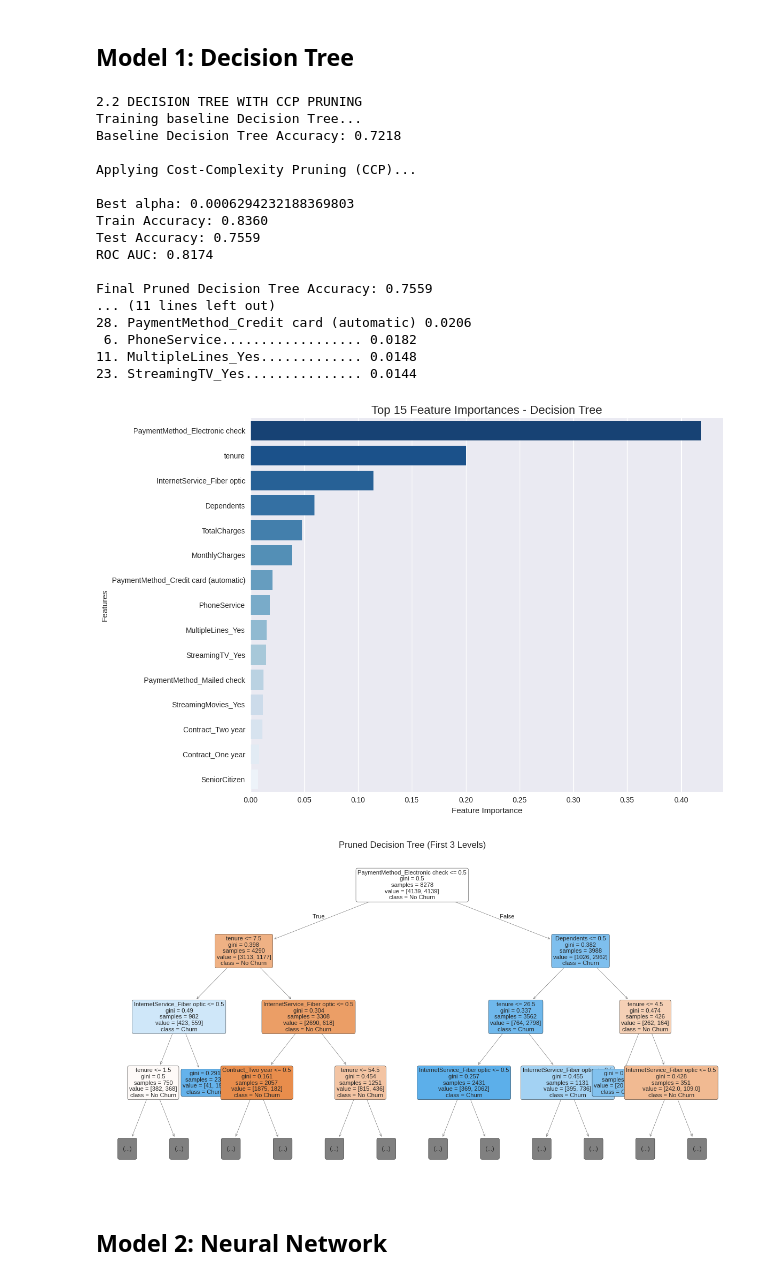
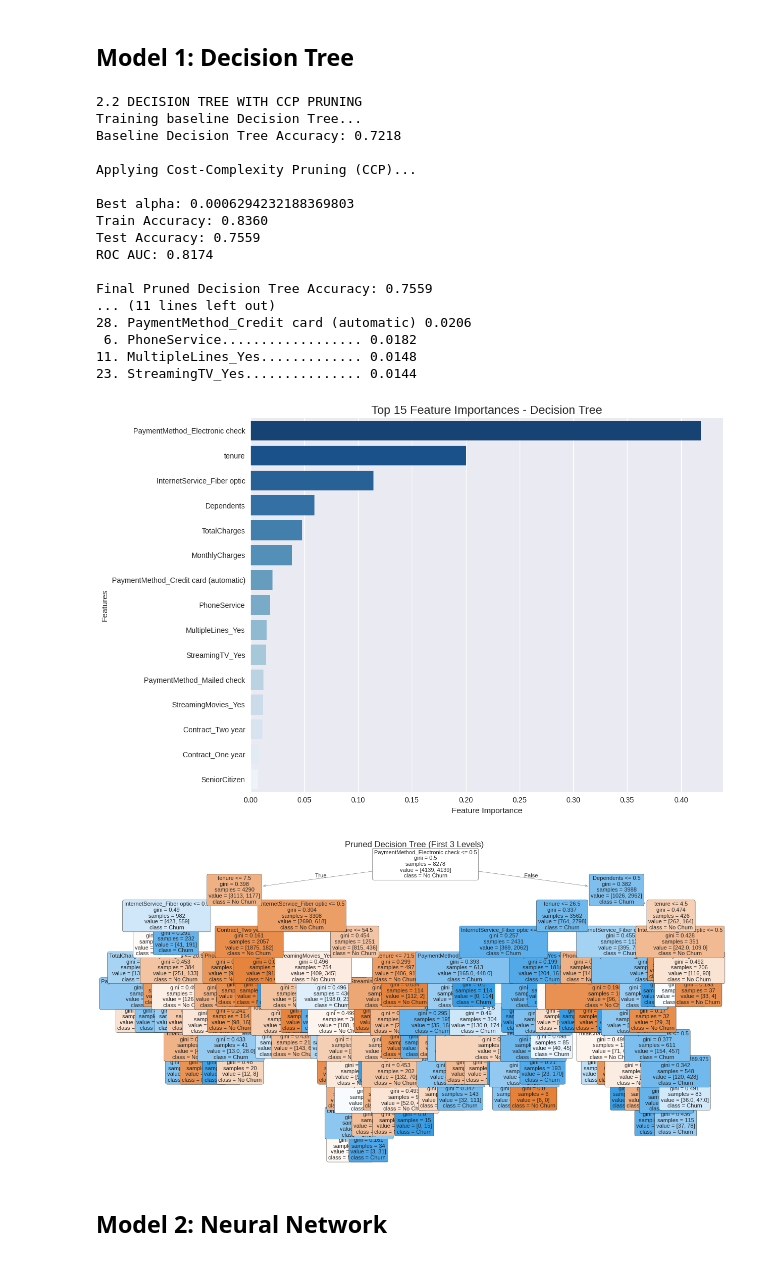
Before and after one commit to Saniru2006/Telco_Customer_Churn_2425606, a Jupyter notebook: CM2604_2425606_ICW.ipynb, the cells around one changed output. Saved outputs shown, nothing was run; the diff lists cells and outputs as text; code cells hidden in the pictures.

Commit message:
Did changes in Visualizations

```diff
--- a/CM2604_2425606_ICW.ipynb
+++ b/CM2604_2425606_ICW.ipynb
@@ -408,38 +408,3 @@ Senior Citizen Special Analysis:
   Seniors are 1.8x more likely to churn
 # %% [markdown]
 ## Correlation Analysis
-# %%
-print("\n1.6 CORRELATION ANALYSIS")
-
-# Prepare data for correlation
-df_corr = df_clean.copy()
-
-# Encode categorical variables for correlation
-for col in df_corr.select_dtypes(include=['object']).columns:
-    if col != 'Churn':
-        df_corr[col] = LabelEncoder().fit_transform(df_corr[col].astype(str))
-
-# Encode target
-df_corr['Churn'] = df_corr['Churn'].map({'Yes': 1, 'No': 0})
-
-# Calculate correlation
-correlation_matrix = df_corr.corr()
-churn_correlations = correlation_matrix['Churn'].sort_values(ascending=False)
-
-print("\nTop features correlated with churn:")
-for i, (feature, corr) in enumerate(churn_correlations.head(6).items()):
-    if feature != 'Churn':
-        direction = "increases" if corr > 0 else "decreases"
-        print(f"{i+1}. {feature:20} {corr:7.3f} ({direction} churn)")
-
-# Heatmap
-plt.figure(figsize=(12, 10))
-top_features = churn_correlations.drop('Churn').head(15).index.tolist()
-top_features.append('Churn')
-focused_corr = correlation_matrix.loc[top_features, top_features]
-
-sns.heatmap(focused_corr, annot=True, cmap='RdBu_r', center=0,
-            square=True, linewidths=0.5, fmt='.2f', cbar_kws={"shrink": .8})
-plt.title('Top Features Correlated with Customer Churn')
-plt.tight_layout()
-plt.show()
@@ -598,14 +696,6 @@ y_prob_dt = best_dt.predict_proba(X_test_unscaled)[:, 1]
 
 print(f"\nFinal Pruned Decision Tree Accuracy: {accuracy_score(y_test, y_pred_dt):.4f}")
 
-# Overfitting check
-train_gap = train_acc[best_index] - test_acc[best_index]
-print(f"Train-Test Accuracy Gap: {train_gap:.4f}")
-if train_gap > 0.1:
-    print("Warning: Potential overfitting detected")
-else:
-    print("Good generalization performance")
-
 # Feature importance
 feature_importance = pd.DataFrame({
     'feature': X.columns,
@@ -624,35 +714,35 @@ sns.barplot(data=top_features, x='importance', y='feature', palette=blue_palette
 plt.title('Top 15 Feature Importances - Decision Tree', fontsize=16)
 plt.xlabel('Feature Importance')
 plt.ylabel('Features')
 plt.tight_layout()
 plt.show()
 
 # Plot pruned tree (first 3 levels)
 plt.figure(figsize=(15, 8))
 plot_tree(best_dt, feature_names=X.columns, class_names=['No Churn', 'Churn'],
-          filled=True, rounded=True, max_depth=3, fontsize=8)
+          filled=True, rounded=True, fontsize=8)
 plt.title('Pruned Decision Tree (First 3 Levels)')
 plt.show()
 # %% [output]
 2.2 DECISION TREE WITH CCP PRUNING
 Training baseline Decision Tree...
 Baseline Decision Tree Accuracy: 0.7218
 
 Applying Cost-Complexity Pruning (CCP)...
 
 Best alpha: 0.0006294232188369803
 Train Accuracy: 0.8360
 Test Accuracy: 0.7559
 ROC AUC: 0.8174
 
 Final Pruned Decision Tree Accuracy: 0.7559
 ... (11 lines left out)
 28. PaymentMethod_Credit card (automatic) 0.0206
  6. PhoneService.................. 0.0182
 11. MultipleLines_Yes............. 0.0148
 23. StreamingTV_Yes............... 0.0144
 [figure]
-[figure, old version]
+[figure, new version]
 # %% [markdown]
 ## Model 2: Neural Network
 # %%
```
Also changed, not shown: parts of 9 cells of this notebook.
